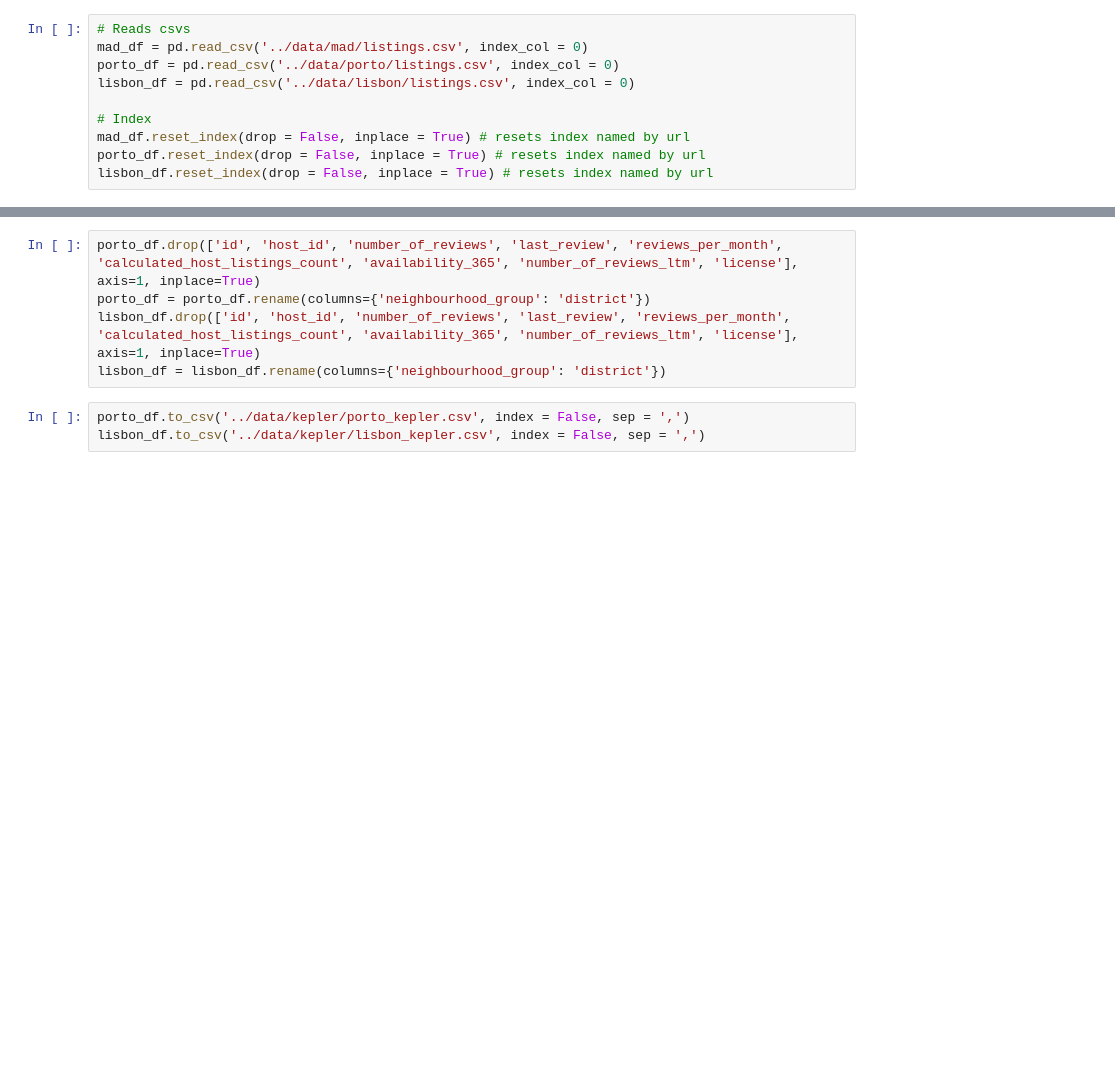
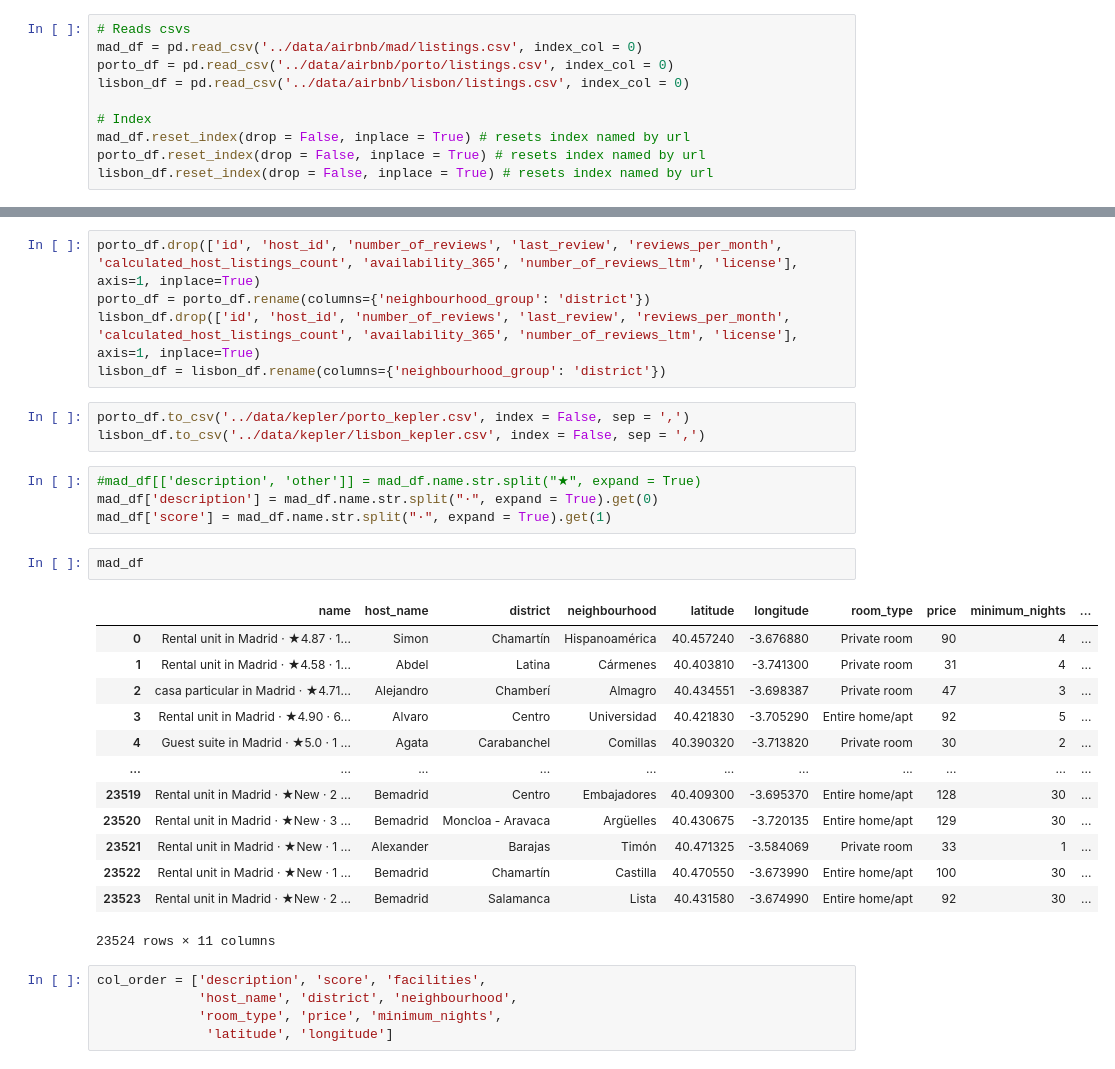
Before and after one commit to juanmolera/dashboard-project, a Jupyter notebook: notebooks/eda.ipynb, the cells around one changed output, grey strips where cells are left out. Drawn from its saved outputs; the diff is of its cells as text; blank space fills up the shorter version.

```diff
--- a/notebooks/eda.ipynb
+++ b/notebooks/eda.ipynb
@@ -12,9 +12,9 @@ pd.set_option('display.max_columns', None)  # shows all columns
 pd.set_option('display.max_colwidth', None)  # shows all cell content
 # %%
 # Reads csvs
-mad_df = pd.read_csv('../data/mad/listings.csv', index_col = 0)
-porto_df = pd.read_csv('../data/porto/listings.csv', index_col = 0)
-lisbon_df = pd.read_csv('../data/lisbon/listings.csv', index_col = 0)
+mad_df = pd.read_csv('../data/airbnb/mad/listings.csv', index_col = 0)
+porto_df = pd.read_csv('../data/airbnb/porto/listings.csv', index_col = 0)
+lisbon_df = pd.read_csv('../data/airbnb/lisbon/listings.csv', index_col = 0)
 
 # Index
 mad_df.reset_index(drop = False, inplace = True) # resets index named by url
@@ -108,3 +108,28 @@ lisbon_df = lisbon_df.rename(columns={'neighbourhood_group': 'district'})
 # %%
 porto_df.to_csv('../data/kepler/porto_kepler.csv', index = False, sep = ',')
 lisbon_df.to_csv('../data/kepler/lisbon_kepler.csv', index = False, sep = ',')
+# %%
+#mad_df[['description', 'other']] = mad_df.name.str.split("★", expand = True)
+mad_df['description'] = mad_df.name.str.split("·", expand = True).get(0)
+mad_df['score'] = mad_df.name.str.split("·", expand = True).get(1)
+# %%
+mad_df
+# %% [output]
+|  | name | host_name | district | neighbourhood | latitude | longitude | room_type | price | minimum_nights | ... |
+| 0 | Rental unit in Madrid · ★4.87 · 1... | Simon | Chamartín | Hispanoamérica | 40.457240 | -3.676880 | Private room | 90 | 4 | ... |
+| 1 | Rental unit in Madrid · ★4.58 · 1... | Abdel | Latina | Cármenes | 40.403810 | -3.741300 | Private room | 31 | 4 | ... |
+| 2 | casa particular in Madrid · ★4.71... | Alejandro | Chamberí | Almagro | 40.434551 | -3.698387 | Private room | 47 | 3 | ... |
+| 3 | Rental unit in Madrid · ★4.90 · 6... | Alvaro | Centro | Universidad | 40.421830 | -3.705290 | Entire home/apt | 92 | 5 | ... |
+| 4 | Guest suite in Madrid · ★5.0 · 1 ... | Agata | Carabanchel | Comillas | 40.390320 | -3.713820 | Private room | 30 | 2 | ... |
+| ... | ... | ... | ... | ... | ... | ... | ... | ... | ... | ... |
+| 23519 | Rental unit in Madrid · ★New · 2 ... | Bemadrid | Centro | Embajadores | 40.409300 | -3.695370 | Entire home/apt | 128 | 30 | ... |
+| 23520 | Rental unit in Madrid · ★New · 3 ... | Bemadrid | Moncloa - Aravaca | Argüelles | 40.430675 | -3.720135 | Entire home/apt | 129 | 30 | ... |
+| 23521 | Rental unit in Madrid · ★New · 1 ... | Alexander | Barajas | Timón | 40.471325 | -3.584069 | Private room | 33 | 1 | ... |
+| 23522 | Rental unit in Madrid · ★New · 1 ... | Bemadrid | Chamartín | Castilla | 40.470550 | -3.673990 | Entire home/apt | 100 | 30 | ... |
+| 23523 | Rental unit in Madrid · ★New · 2 ... | Bemadrid | Salamanca | Lista | 40.431580 | -3.674990 | Entire home/apt | 92 | 30 | ... |
+23524 rows × 11 columns
+# %%
+col_order = ['description', 'score', 'facilities',
+             'host_name', 'district', 'neighbourhood',
+             'room_type', 'price', 'minimum_nights',
+              'latitude', 'longitude']
```
Also changed, not shown: parts of 1 cell of this notebook, 4 other files.
